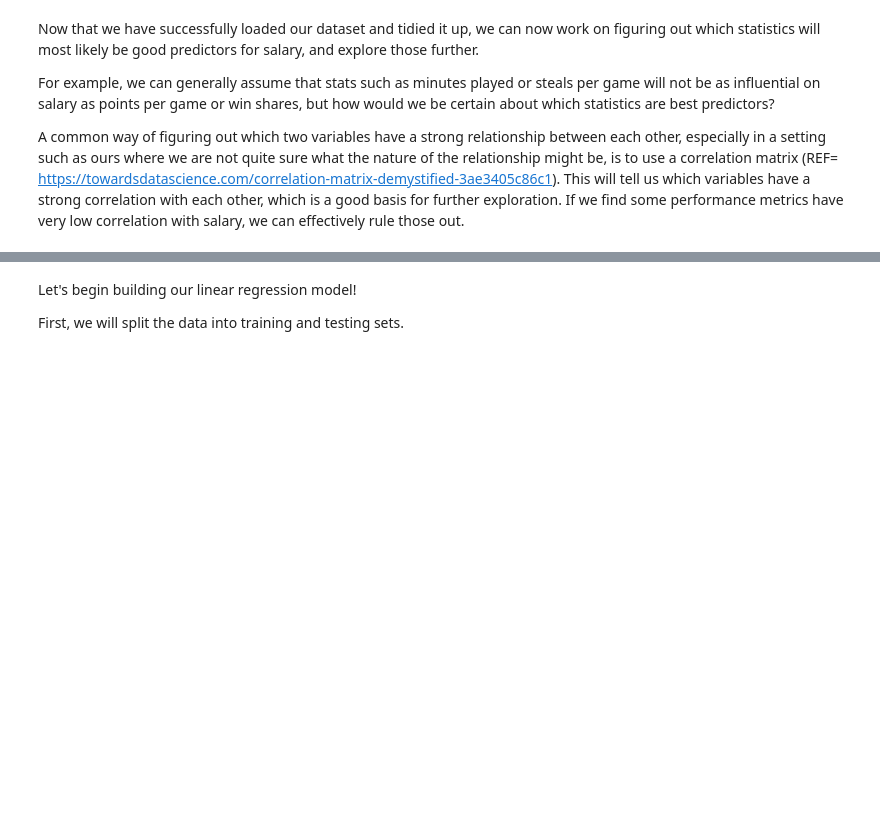
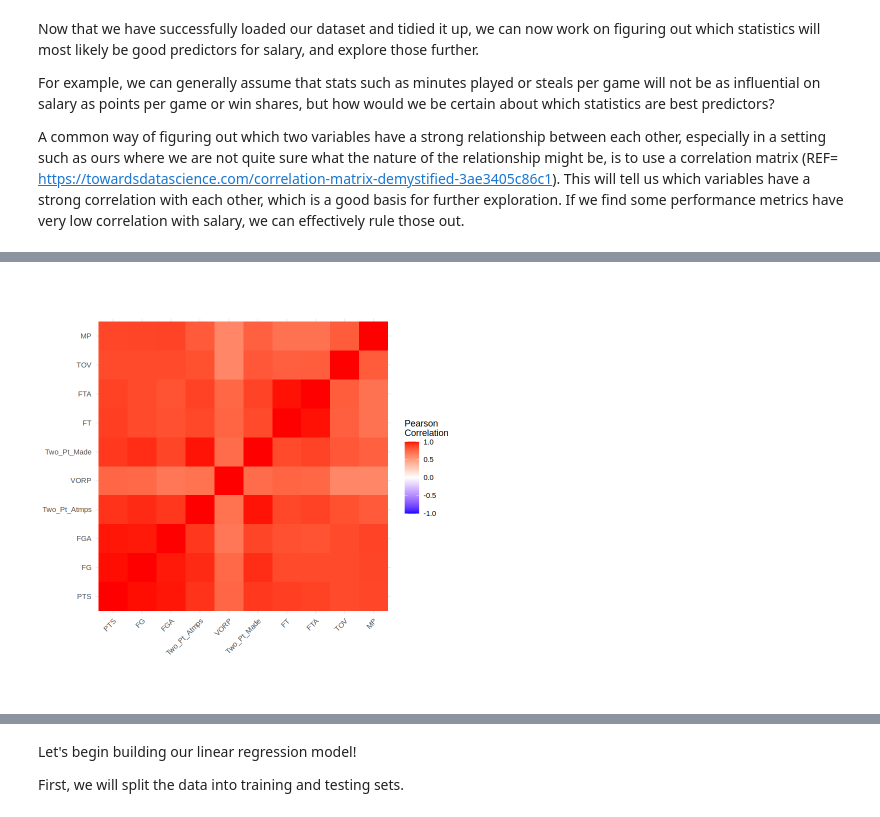
Before and after one commit to jhcrowley/DCSI-100-Group-33, a Jupyter notebook: DSCI_Final_Project_V1.ipynb, the cells around one changed output, grey strips where cells are left out. Cells and saved outputs as stored; diff of their text form; code cells hidden in the pictures; blank space fills up the shorter version.

```diff
--- a/DSCI_Final_Project_V1.ipynb
+++ b/DSCI_Final_Project_V1.ipynb
@@ -286,0 +236,2 @@ As this is the case, then filling in the missing cells with "NA" is the most app
+# %%
+NBA_salary_data[is.na(NBA_salary_data)] <- 0
@@ -339 +329,28 @@ Warning message:
+# %%
+# Assuming 'cor_matrix' is your full correlation matrix
+salary_correlations <- cor_matrix["Salary", ]
+sorted_salary_correlations <- sort(salary_correlations, decreasing = TRUE)
+
+# Get the names of the top 10 variables (excluding 'Salary' itself)
+top_10_variables <- names(sorted_salary_correlations)[2:11]
+
+# Create a subset of the correlation matrix
+subset_cor_matrix <- cor_matrix[top_10_variables, top_10_variables]
+
+# Transform to long format
+library(reshape2)
+melted_cor_matrix <- melt(subset_cor_matrix)
+
+
+ggplot(data = melted_cor_matrix, aes(x = Var1, y = Var2, fill = value)) +
+  geom_tile() +
+  scale_fill_gradient2(low = "blue", high = "red", mid = "white",
+                       midpoint = 0, limit = c(-1,1), space = "Lab",
+                       name="Pearson\nCorrelation") +
+  theme_minimal() +
+  theme(axis.text.x = element_text(angle = 45, hjust = 1),
+        axis.title = element_blank()) +
+  coord_fixed()
+# %% [output]
+[figure, added]
 # %% [markdown]
```
Also changed, not shown: parts of 47 cells of this notebook.
